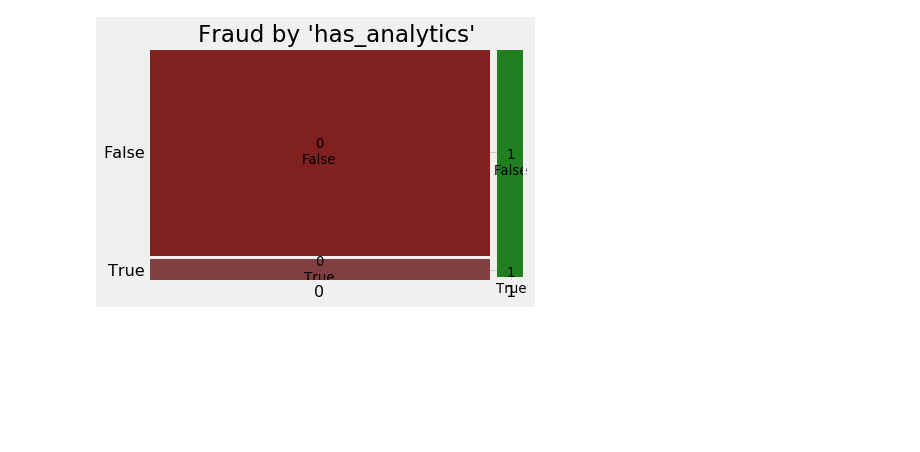
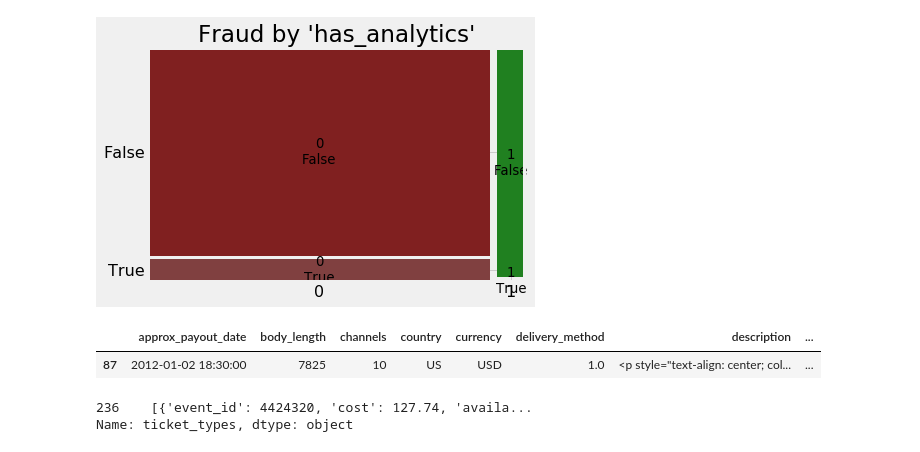
Before and after one commit to taylorjbritt/fraudcasestudy, a Jupyter notebook: notebooks/fraud-case-study-AK.ipynb, the cells around one changed output. Saved outputs shown, nothing was run; the diff lists cells and outputs as text; code cells hidden in the pictures; blank space fills up the shorter version.

```diff
--- a/notebooks/fraud-case-study-AK.ipynb
+++ b/notebooks/fraud-case-study-AK.ipynb
@@ -417,3 +417,13 @@ for col in cols:
 # %% [output]
 [figure]
 [figure]
+# %%
+df[87:88]
+# %% [output]
+|  | approx_payout_date | body_length | channels | country | currency | delivery_method | description | ... |
+| 87 | 2012-01-02 18:30:00 | 7825 | 10 | US | USD | 1.0 | <p style="text-align: center; col... | ... |
+# %%
+df.ticket_types[236:237]
+# %% [output]
+236    [{'event_id': 4424320, 'cost': 127.74, 'availa...
+Name: ticket_types, dtype: object
```
Also changed, not shown: 4 other files.
